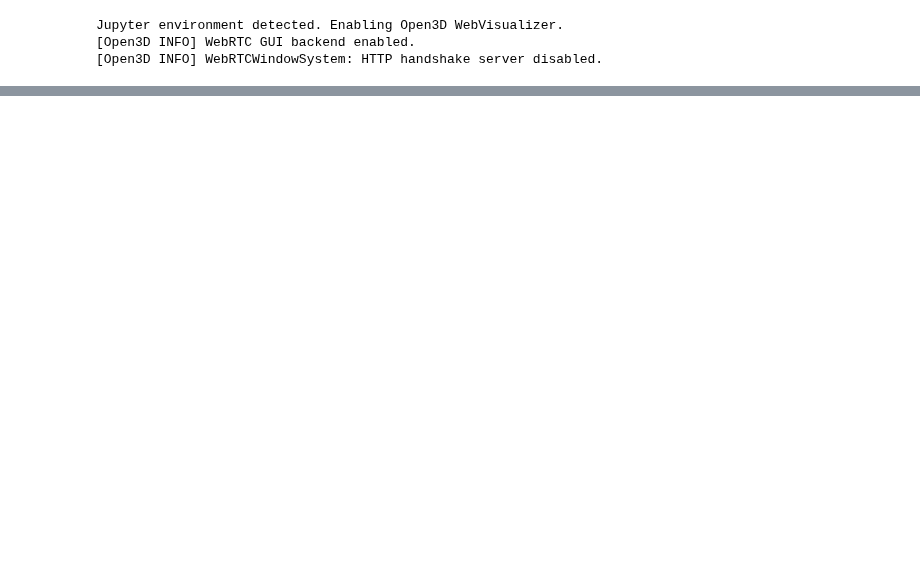
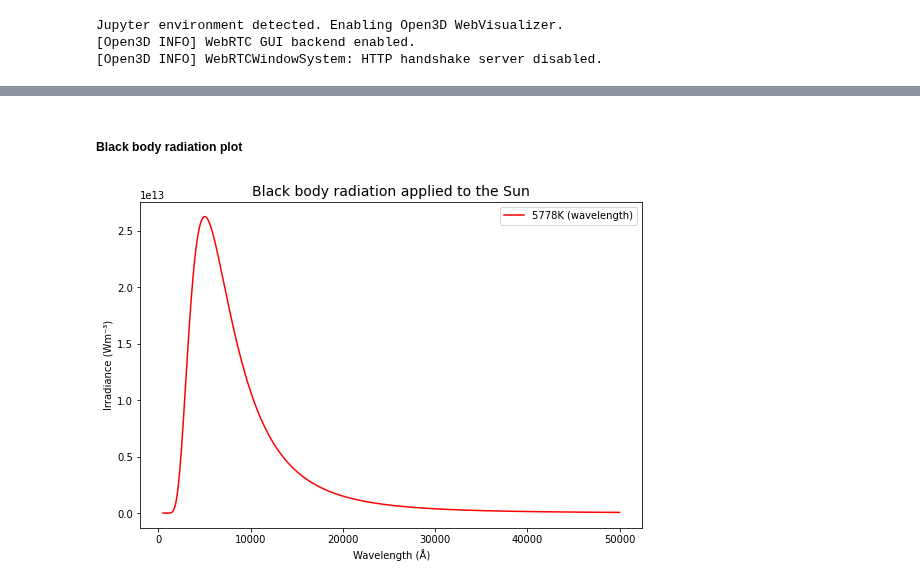
Before and after one commit to aliciavr/thomsonpy, a Jupyter notebook: src/computations/thomson_scattering.ipynb, the cells around one changed output, grey strips where cells are left out. Saved outputs shown, nothing was run; the diff lists cells and outputs as text; code cells hidden in the pictures; blank space fills up the shorter version.

Commit message:
Thomson scattering notebook translated into english and revision of the code

```diff
--- a/src/computations/thomson_scattering.ipynb
+++ b/src/computations/thomson_scattering.ipynb
@@ -689,0 +134,33 @@ print(thtools.get_scattered_light(4000E-10, tsp.T_SOL, x, epsilon, ini_z, fin_z,
+# %% [markdown]
+##### Black body radiation plot
+# %%
+# Planck's Law as a function of the wavelength applied to the Sun.
+
+pyplot.figure(figsize=(9, 6))
+pyplot.title("Black body radiation applied to the Sun", fontsize=14)
+pyplot.xlabel("Wavelength (Å)")
+pyplot.ylabel("Irradiance (Wm⁻³)")
+
+fin_wavelength = 50000E-10 # m
+wavelength_step = 10E-10# m
+ini_wavelength = 500E-10 # m
+wavelength_values = np.arange(ini_wavelength, fin_wavelength + wavelength_step, wavelength_step)
+
+ini_frequency = uc.c / ini_wavelength
+fin_frequency =  uc.c / fin_wavelength
+frequency_step = abs(fin_frequency - ini_frequency) / 1E3
+frequency_values = np.arange(fin_frequency, ini_frequency + frequency_step, frequency_step)
+
+
+# It computes the of the received intensity as a function of z for a fixed elongation.
+planck_wavelength_values = [thtools.planck_law(tsp.T_SOL, i) for i in wavelength_values]
+planck_frequency_values = [thtools.planck_law(tsp.T_SOL, i, False) for i in frequency_values]
+
+# It represents the omega values.
+pyplot.plot([i * 1E10 for i in wavelength_values], planck_wavelength_values, linestyle = '-', color = 'r', label = str(tsp.T_SOL) + "K (wavelength)")
+#pyplot.plot([uc.c / i for i in frequency_values], planck_frequency_values, linestyle = '-', color = 'b', label = str(tsp.T_SOL) + "K, (frequency)")
+
+pyplot.legend()
+pyplot.show()
+# %% [output]
+[figure, added]
```
Also changed, not shown: parts of 97 cells of this notebook.
